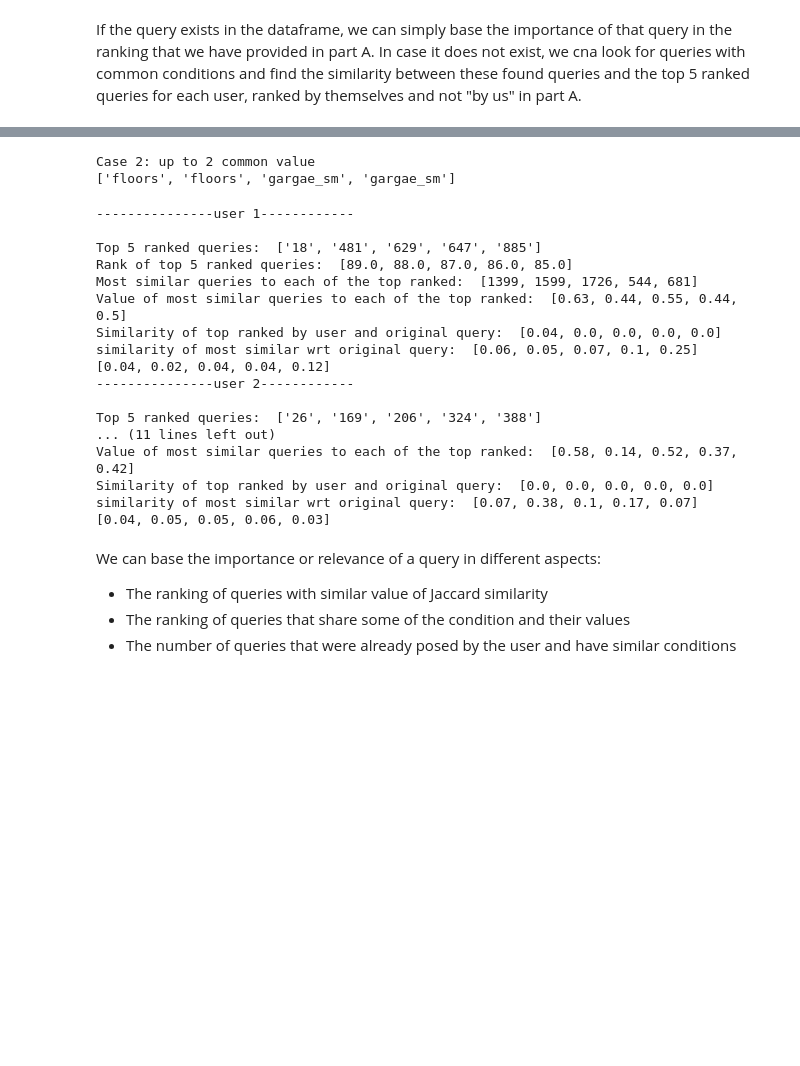
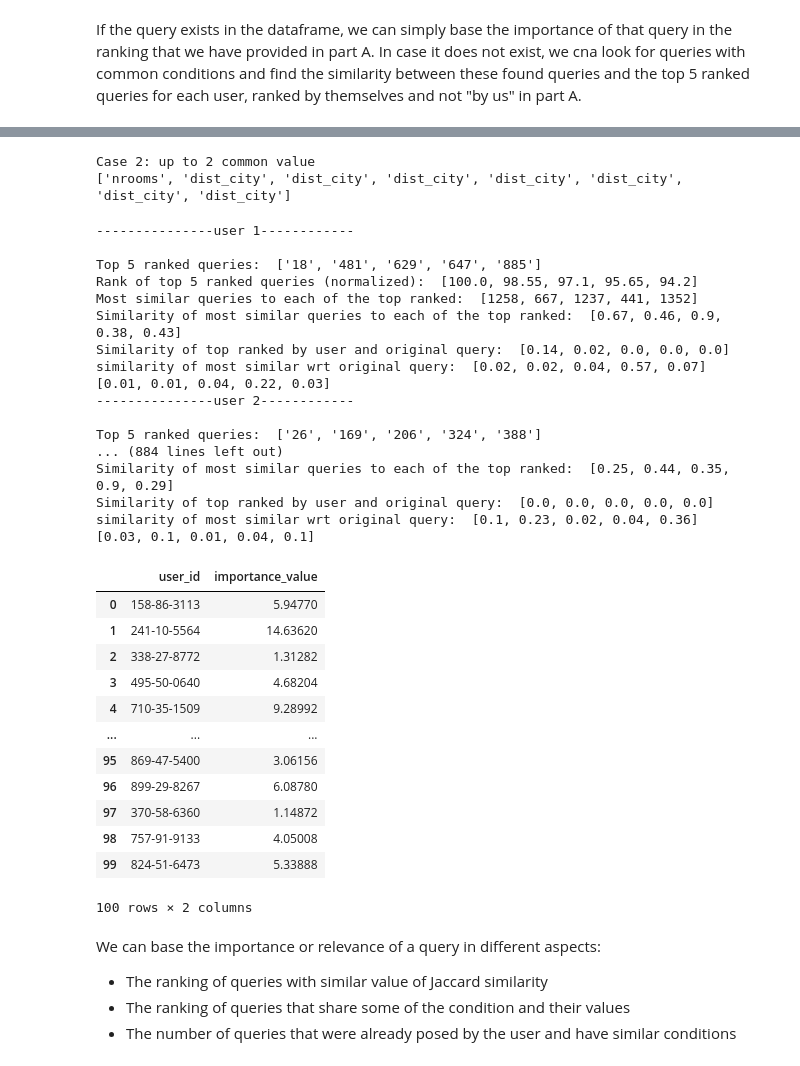
Before and after one commit to ElsaLopez133/Data-Mining-Project, a Jupyter notebook: partb.ipynb, the cells around one changed output, grey strips where cells are left out. Drawn from its saved outputs; the diff is of its cells as text; code cells hidden in the pictures; blank space fills up the shorter version.

```diff
--- a/partb.ipynb
+++ b/partb.ipynb
@@ -77,10 +74,18 @@ importance = pd.DataFrame(0, index = range(len(user_queries)), columns =['user_i
+# %%
+x = user_queries_fill.iloc[:,2:].values #returns a numpy array
+min_max_scaler = MinMaxScaler()
+x_scaled = min_max_scaler.fit_transform(x.transpose())
+user_queries_fill_minmax = pd.DataFrame(x_scaled.transpose()*100)
+
+user_queries_fill_minmax.insert(0,'user_id',seq)
 # %%
 if case == 0:
+    importance = pd.DataFrame(0, index = range(len(user_queries)), columns =['user_id','importance_value'])
     resData_idx = resData['query_id_x'].tolist()
     for i in range(len(user_queries)):
         rank = []
         for j in range(len(resData_idx)):
-            rank.append(user_queries_fill.loc[i,str(j)])
+            rank.append(user_queries_fill_minmax.loc[i,str(j)])
 
         importance['user_id'].iloc[i] = user_queries['user_id'].iloc[i]
         importance['importance_value'].iloc[i] = np.mean(rank)
@@ -89,5 +99,6 @@ if case == 0:
 # %%
 if case == 1:
+    importance = pd.DataFrame(0, index = range(len(user_queries)), columns =['user_id','importance_value'])
     dict_query = {}
     # We create a dictionary with the possible combinations:
     comb, l = auxiliary_functions.combination(query_columns)
@@ -117,8 +128,8 @@ if case == 1:
 
     similarity_value_query['sim_value'] = similarity
 
-
-    for i in range(3):
+    imp = []
+    for i in range(len(user_queries)):
         gvn_jsonfile = open("query_set.json")
         json_data = json.load(gvn_jsonfile)
 
@@ -134,14 +145,14 @@ if case == 1:
                 user_queries_nan.append(t)
             else:
                 user_queries_non_nan.append(t)
-                user_queries_non_nan_rank.append(j)
+                user_queries_non_nan_rank.append(round(user_queries_fill_minmax.iloc[i][int(t)],2))
         n_nan_queries = len(user_queries_nan)
 
         # We look at the 5 highest ranked queries
         top_5_index_queries = auxiliary_functions.sort_by_indexes(user_queries_non_nan, user_queries_non_nan_rank, True)[:5]
         top_5_rank_queries = auxiliary_functions.find_highest_values(user_queries_non_nan_rank, ordered_nums_to_return=5)
-        print('Top 5 ranked queries: ', top_5_index_queries)
-        print('Rank of top 5 ranked queries: ',top_5_rank_queries )
+        #print('Top 5 ranked queries: ', top_5_index_queries)
+        #print('Rank of top 5 ranked queries (normalized): ',top_5_rank_queries )
 
         #print('Visited queries: ', len(user_queries_non_nan))
         #print('Not visited queries: ', len(user_queries_nan))
@@ -175,16 +186,9 @@ if case == 1:
                     index_top_sim[t] = query_id
 
 
-                '''
-                if similarity_value > min(value_top_sim):
-                    min_index = value_top_sim.index(min(value_top_sim))
-                    index_top_sim[min_index] = int(query_id)
-                    value_top_sim[min_index] = round(similarity_value,2)
-                '''
-
-        print('Most similar queries to each of the top ranked: ', index_top_sim)
-        print('Similarity of most similar queries to each of the top ranked: ', value_top_sim)
-        print('Similarity of top ranked by user and original query: ', sim_item_original)
+        #print('Most similar queries to each of the top ranked: ', index_top_sim)
+        #print('Similarity of most similar queries to each of the top ranked: ', value_top_sim)
+        #print('Similarity of top ranked by user and original query: ', sim_item_original)
 
         similarity_query_random = []
         for l in range(len(index_top_sim)):
@@ -194,27 +198,49 @@ if case == 1:
 
         weights = [round(i*j,2) for i,j in zip(similarity_query_random, value_top_sim)]
         print(weights)
-        #importance =
+
+        importance_user = mean([i*j for i,j in zip(top_5_rank_queries, weights)])
+        imp.append(importance_user)
+        #print('imortance of the query: ', importance_user)
+
+    importance['user_id'] = list(user_queries['user_id'])
+    importance['importance_value'] = imp
 # %% [output]
 Case 2: up to 2 common value
-['floors', 'floors', 'gargae_sm', 'gargae_sm']
+['nrooms', 'dist_city', 'dist_city', 'dist_city', 'dist_city', 'dist_city', 'dist_city', 'dist_city']
 ---------------user 1------------
 
 Top 5 ranked queries:  ['18', '481', '629', '647', '885']
-Rank of top 5 ranked queries:  [89.0, 88.0, 87.0, 86.0, 85.0]
-Most similar queries to each of the top ranked:  [1399, 1599, 1726, 544, 681]
-Value of most similar queries to each of the top ranked:  [0.63, 0.44, 0.55, 0.44, 0.5]
-Similarity of top ranked by user and original query:  [0.04, 0.0, 0.0, 0.0, 0.0]
-similarity of most similar wrt original query:  [0.06, 0.05, 0.07, 0.1, 0.25]
-[0.04, 0.02, 0.04, 0.04, 0.12]
+Rank of top 5 ranked queries (normalized):  [100.0, 98.55, 97.1, 95.65, 94.2]
+Most similar queries to each of the top ranked:  [1258, 667, 1237, 441, 1352]
+Similarity of most similar queries to each of the top ranked:  [0.67, 0.46, 0.9, 0.38, 0.43]
+Similarity of top ranked by user and original query:  [0.14, 0.02, 0.0, 0.0, 0.0]
+similarity of most similar wrt original query:  [0.02, 0.02, 0.04, 0.57, 0.07]
+[0.01, 0.01, 0.04, 0.22, 0.03]
 ---------------user 2------------
 
 Top 5 ranked queries:  ['26', '169', '206', '324', '388']
-... (11 lines left out)
-Value of most similar queries to each of the top ranked:  [0.58, 0.14, 0.52, 0.37, 0.42]
+... (884 lines left out)
+Similarity of most similar queries to each of the top ranked:  [0.25, 0.44, 0.35, 0.9, 0.29]
 Similarity of top ranked by user and original query:  [0.0, 0.0, 0.0, 0.0, 0.0]
-similarity of most similar wrt original query:  [0.07, 0.38, 0.1, 0.17, 0.07]
-[0.04, 0.05, 0.05, 0.06, 0.03]
+similarity of most similar wrt original query:  [0.1, 0.23, 0.02, 0.04, 0.36]
+[0.03, 0.1, 0.01, 0.04, 0.1]
+# %%
+importance
+# %% [output]
+|  | user_id | importance_value |
+| 0 | 158-86-3113 | 5.94770 |
+| 1 | 241-10-5564 | 14.63620 |
+| 2 | 338-27-8772 | 1.31282 |
+| 3 | 495-50-0640 | 4.68204 |
+| 4 | 710-35-1509 | 9.28992 |
+| ... | ... | ... |
+| 95 | 869-47-5400 | 3.06156 |
+| 96 | 899-29-8267 | 6.08780 |
+| 97 | 370-58-6360 | 1.14872 |
+| 98 | 757-91-9133 | 4.05008 |
+| 99 | 824-51-6473 | 5.33888 |
+100 rows × 2 columns
 # %% [markdown]
 We can base the importance or relevance of a query in different aspects:
 <ul>
```
Also changed, not shown: parts of 6 cells of this notebook, 4 other files.
